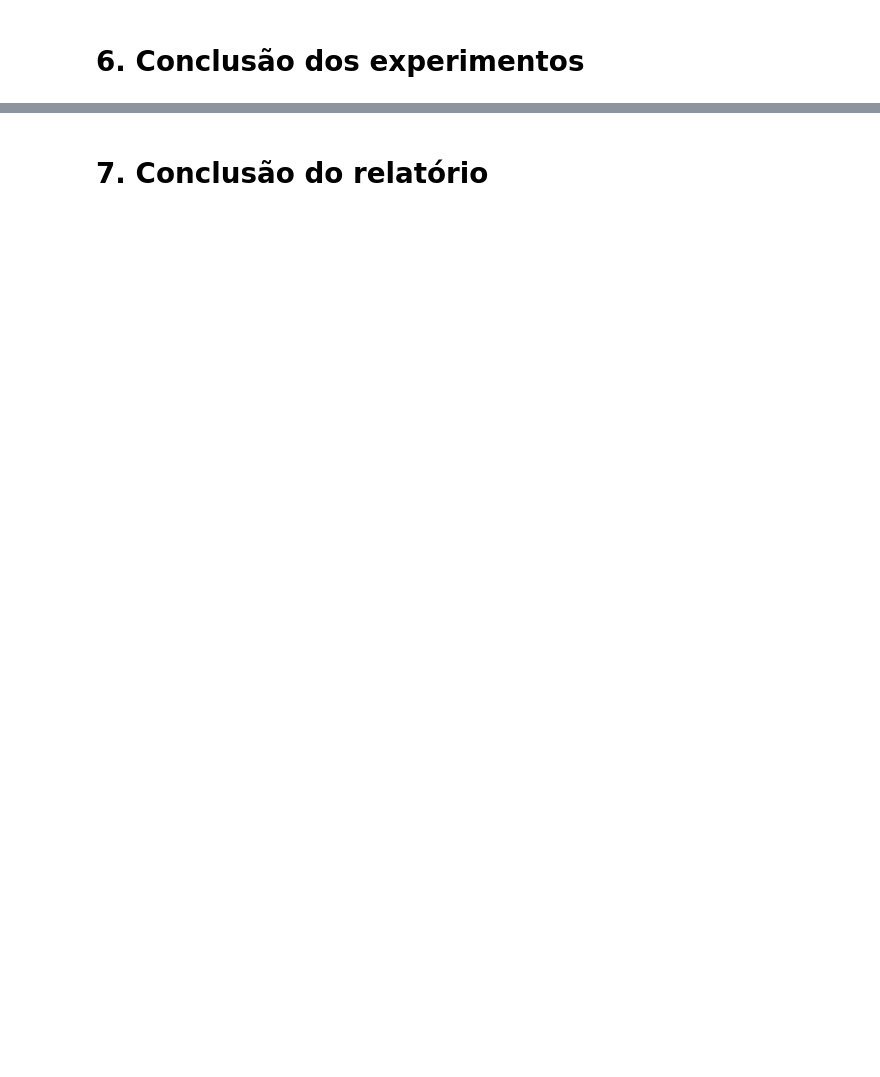
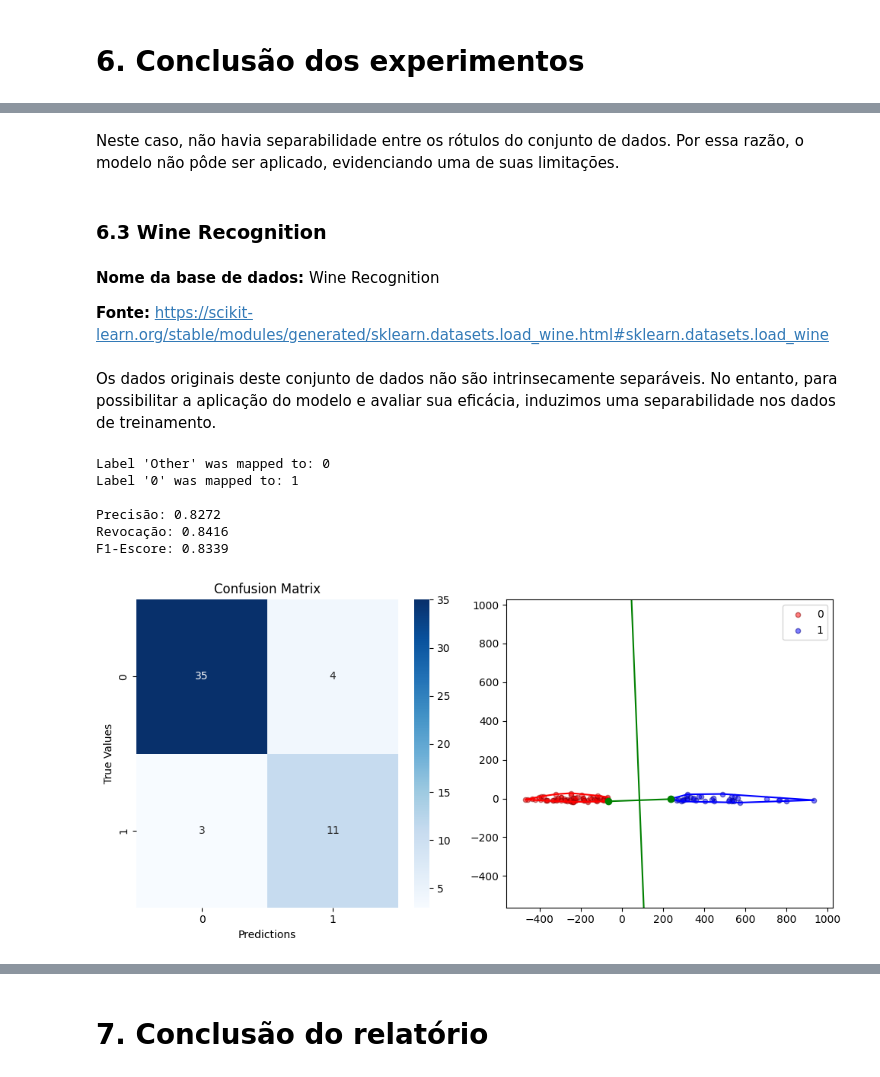
Before and after one commit to FredericoBaker/tp1-Algoritmos2, a Jupyter notebook: TP1_ALG2.ipynb, the cells around one changed output, grey strips where cells are left out. Drawn from its saved outputs; the diff is of its cells as text; code cells hidden in the pictures; blank space fills up the shorter version.

```diff
--- a/TP1_ALG2.ipynb
+++ b/TP1_ALG2.ipynb
@@ -1032,0 +1217,23 @@ testClassify()
+# %% [markdown]
+Neste caso, não havia separabilidade entre os rótulos do conjunto de dados. Por essa razão, o modelo não pôde ser aplicado, evidenciando uma de suas limitações.
+# %% [markdown]
+### 6.3 Wine Recognition
+# %% [markdown]
+**Nome da base de dados:** Wine Recognition
+
+**Fonte:** https://scikit-learn.org/stable/modules/generated/sklearn.datasets.load_wine.html#sklearn.datasets.load_wine
+# %% [markdown]
+Os dados originais deste conjunto de dados não são intrinsecamente separáveis. No entanto, para possibilitar a aplicação do modelo e avaliar sua eficácia, induzimos uma separabilidade nos dados de treinamento.
+# %%
+trainWineDataFrame = pd.read_csv('./data/cleanedDatasets/wineRecognition/trainInducedSeparation.csv')
+testWineDataFrame = pd.read_csv('./data/cleanedDatasets/wineRecognition/test.csv')
+
+testData(trainWineDataFrame, testWineDataFrame)
+# %% [output]
+Label 'Other' was mapped to: 0
+Label '0' was mapped to: 1
+
+Precisão: 0.8272
+Revocação: 0.8416
+F1-Escore: 0.8339
+[figure, added]
```
Also changed, not shown: parts of 50 cells of this notebook, 18 other files.
